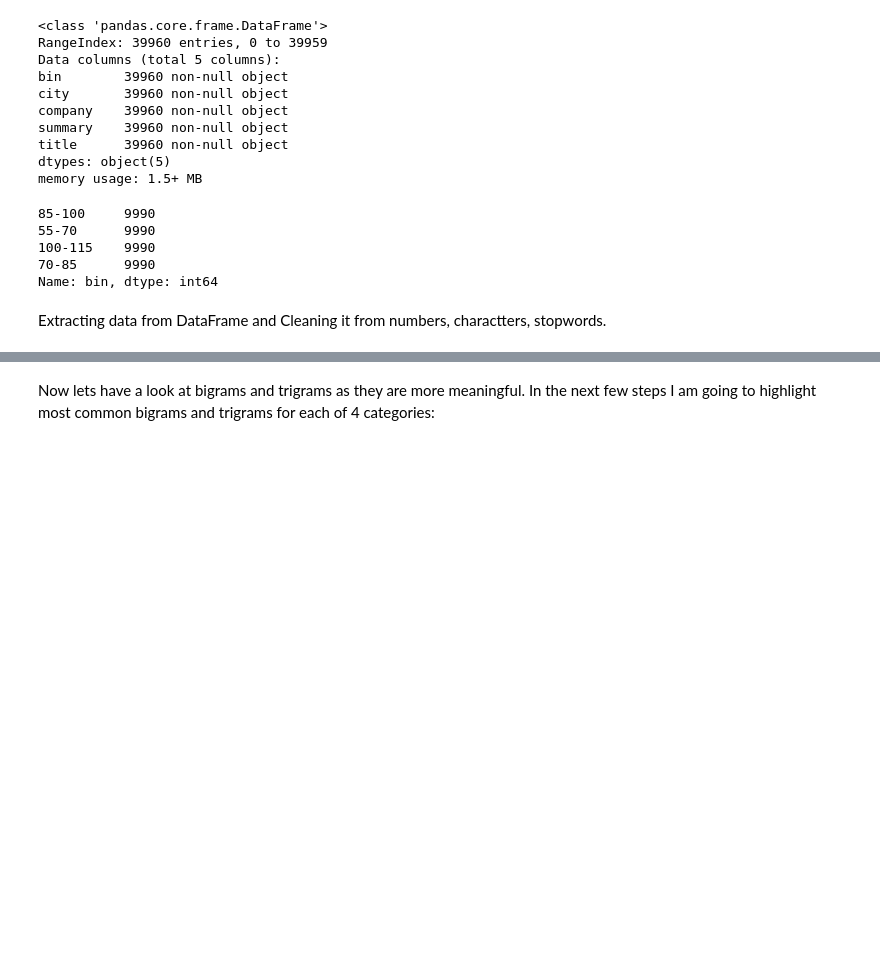
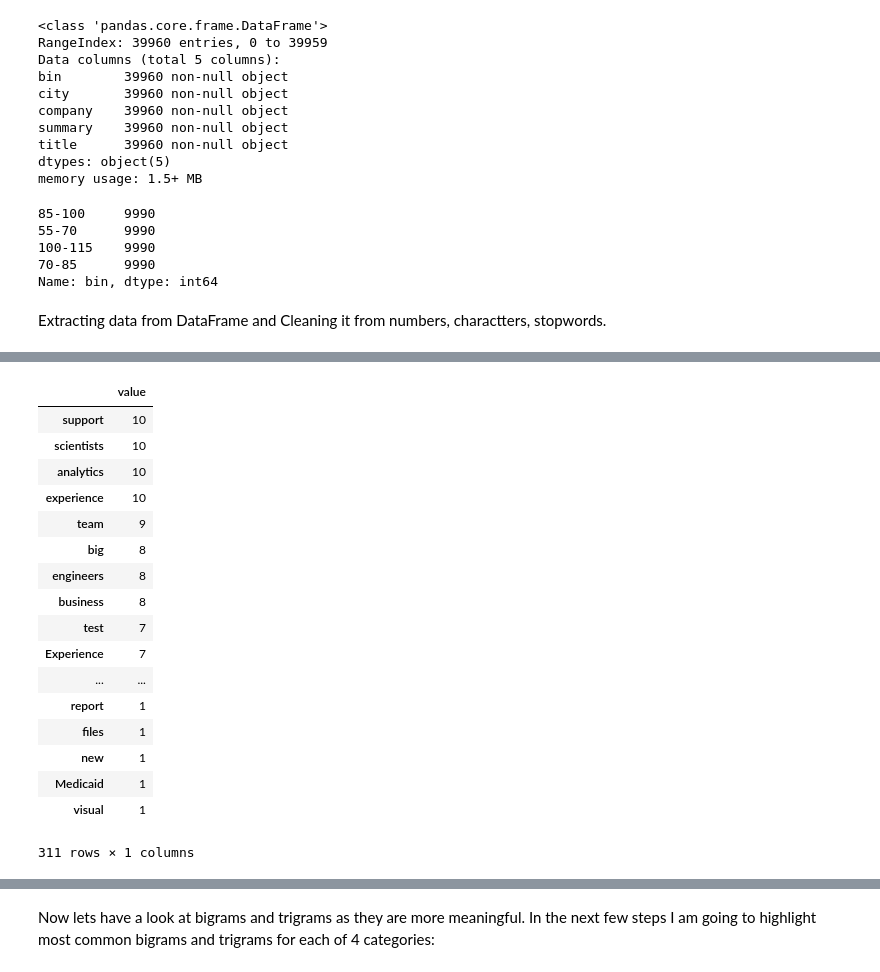
Before and after one commit to epkuznetsova/indeed, a Jupyter notebook: Project 4.ipynb, the cells around one changed output, grey strips where cells are left out. Saved outputs shown, nothing was run; the diff lists cells and outputs as text; code cells hidden in the pictures; blank space fills up the shorter version.

```diff
--- a/Project 4.ipynb
+++ b/Project 4.ipynb
@@ -367,0 +365,25 @@ sorted(w for w in set(senior_words) if len(w) > 2 and fdist_senior[w] > 5)
+# %%
+mid_high_list = sorted(mid_high_words, key = mid_high_words.count, reverse=True)
+fdist_mid_high = FreqDist(mid_high_list)
+mid_high_df = df.from_dict(fdist_mid_high, orient='index', dtype=int)
+mid_high_df.columns = [ 'value']
+mid_high_df.sort_values(by = 'value', axis=0, ascending=False)
+# %% [output]
+|  | value |
+| support | 10 |
+| scientists | 10 |
+| analytics | 10 |
+| experience | 10 |
+| team | 9 |
+| big | 8 |
+| engineers | 8 |
+| business | 8 |
+| test | 7 |
+| Experience | 7 |
+| ... | ... |
+| report | 1 |
+| files | 1 |
+| new | 1 |
+| Medicaid | 1 |
+| visual | 1 |
+311 rows × 1 columns
```
Also changed, not shown: parts of 27 cells of this notebook.
